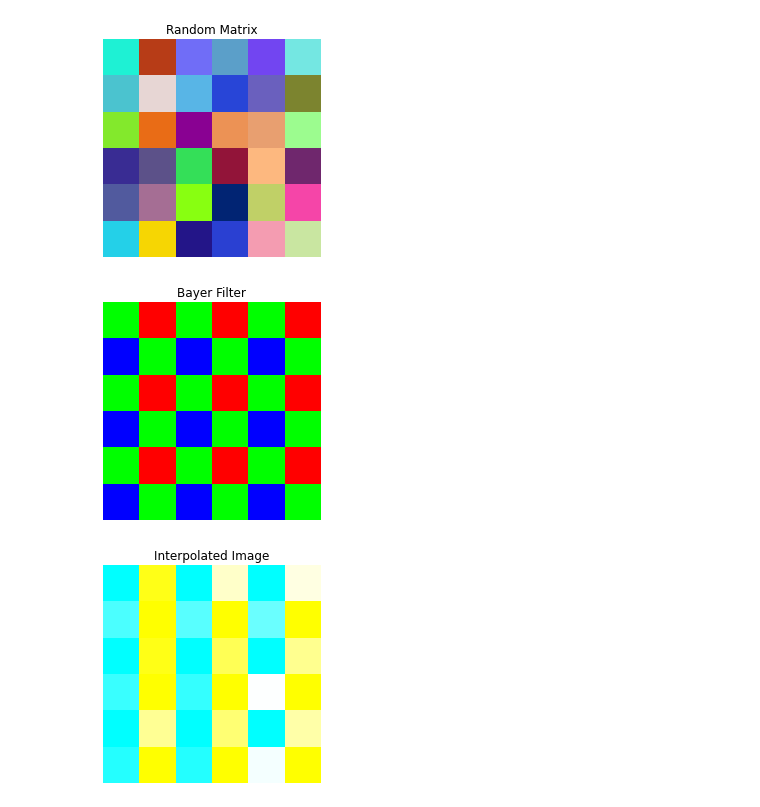
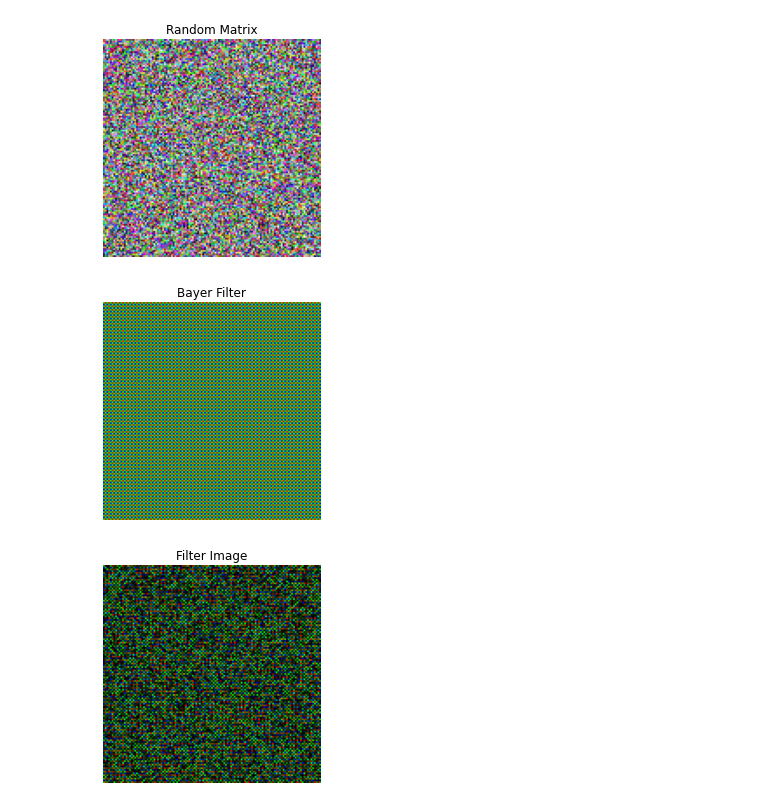
Before and after one commit to Youssef-Awad2004/Image-Task2, a Jupyter notebook: task.ipynb, the cells around one changed output. Saved outputs shown, nothing was run; the diff lists cells and outputs as text; code cells hidden in the pictures.

```diff
--- a/task.ipynb
+++ b/task.ipynb
@@ -8,6 +6,8 @@ height, width = 6, 6
+# %%
+width, height =125, 125
 # %%
 def createRandomMatrix():
-    matrix = np.random.randint(0, 256, (height, width, 3), dtype=np.uint8)
+    matrix = np.random.randint(0, 255, (height, width, 3), dtype=np.uint8)
     return matrix
 # %%
 matrix=createRandomMatrix()
@@ -16,7 +16,7 @@ plt.imshow(matrix)
 plt.axis('off')
 plt.show()
 # %% [output]
-[figure, old version]
+[figure, new version]
 # %%
 def createBayerFilter():
     bayer_filter = np.zeros((height, width, 3), dtype=np.uint8)
@@ -39,4 +39,4 @@ plt.imshow(bayerFilter)
 plt.axis('off')
 plt.show()
 # %% [output]
-[figure, old version]
+[figure, new version]
@@ -73,8 +43,8 @@ def interpolateBayer(bayer_filter,matrix):
 # %%
-interpolated_image = interpolateBayer(bayerFilter,matrix)
-plt.title("Interpolated Image")
-plt.imshow(interpolated_image)
+filter_image=bayerFilter*matrix
+plt.title("Filter Image")
+plt.imshow(filter_image)
 plt.axis('off')
 plt.show()
 # %% [output]
-[figure, old version]
+[figure, new version]
```
Also changed, not shown: parts of 9 cells of this notebook.
